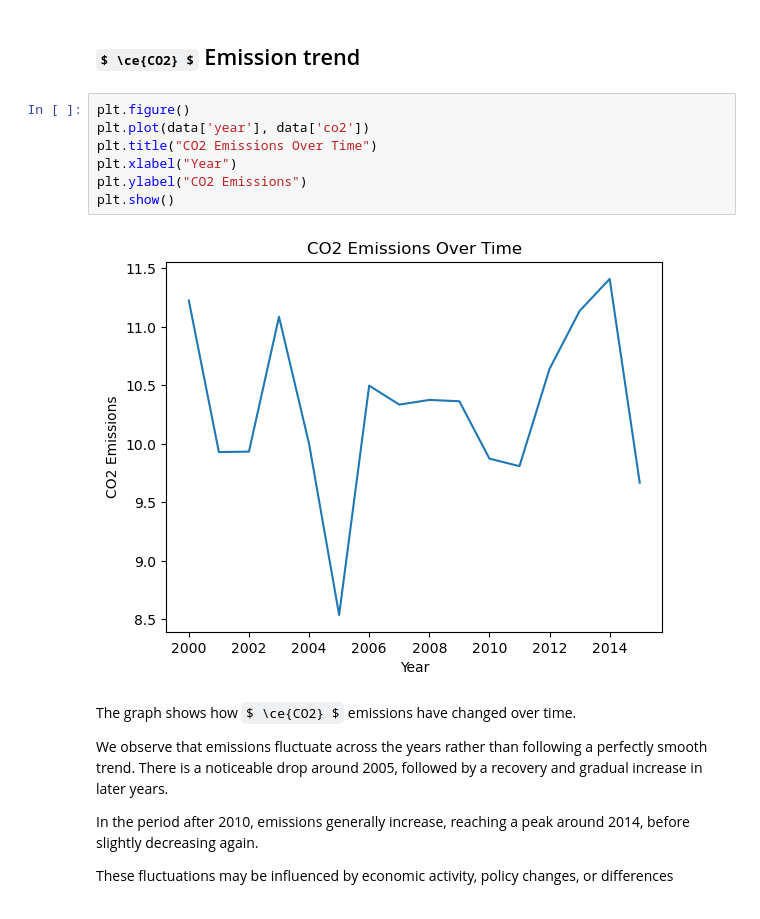
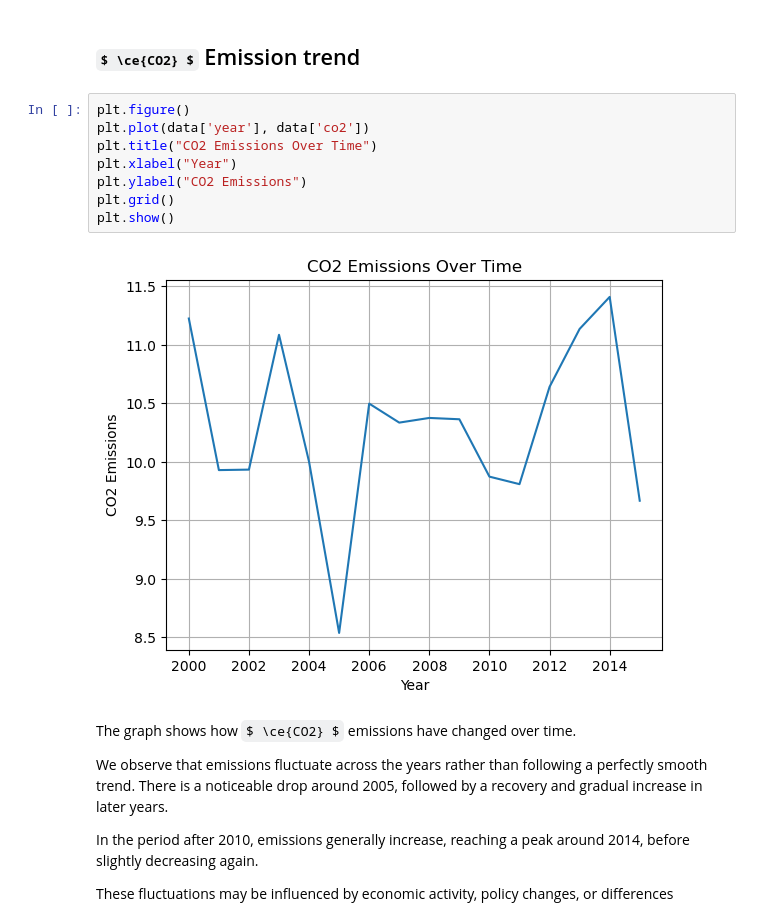
Before and after one commit to mimihorozova/climate_analysis, a Jupyter notebook: climate_analysis.ipynb, the cells around one changed output. Cells and saved outputs as stored; diff of their text form; some formulas as TeX source.

```diff
--- a/climate_analysis.ipynb
+++ b/climate_analysis.ipynb
@@ -129,12 +138,13 @@ Short-term variations may be influenced by natural factors, but the long-term tr
 # %%
 plt.figure()
 plt.plot(data['year'], data['co2'])
 plt.title("CO2 Emissions Over Time")
 plt.xlabel("Year")
 plt.ylabel("CO2 Emissions")
+plt.grid()
 plt.show()
 # %% [output]
-[figure, old version]
+[figure, new version]
 # %% [markdown]
 The graph shows how $ \ce{CO2} $ emissions have changed over time.
 
```
Also changed, not shown: parts of 8 cells of this notebook.
